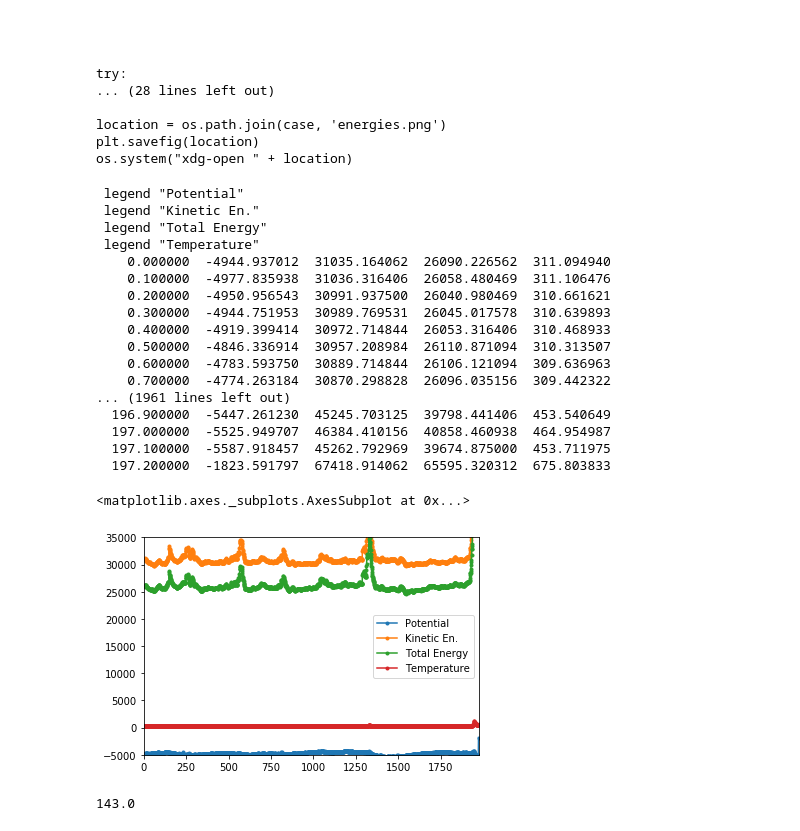
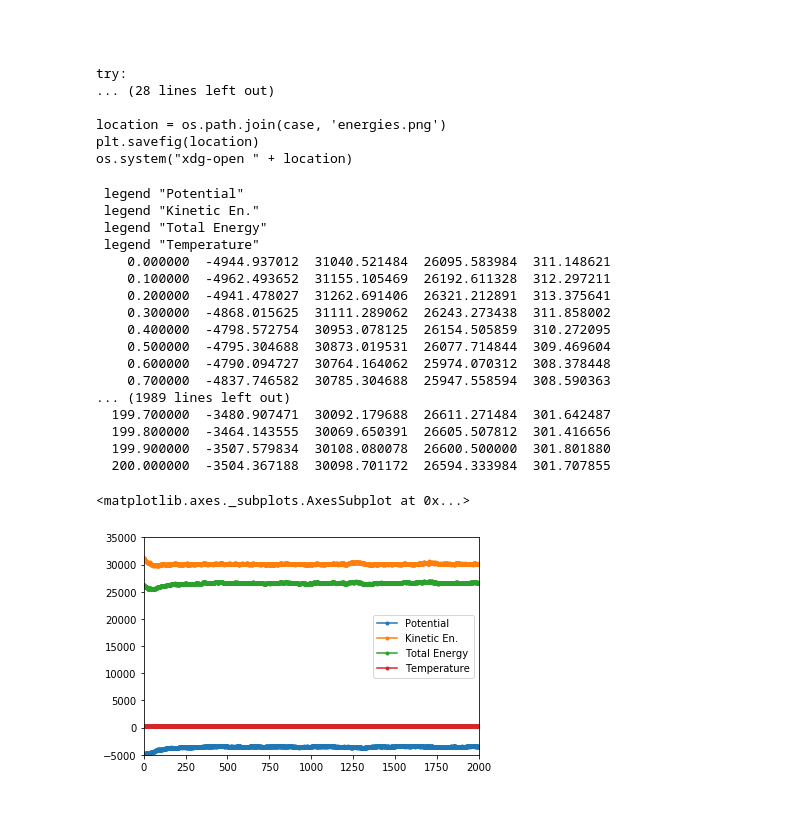
Before and after one commit to ikorotkin/gromacs_fhmd, a Jupyter notebook: gmx_files/Graphs for Beta coef.ipynb, the cells around one changed output. Saved outputs shown, nothing was run; the diff lists cells and outputs as text; code cells hidden in the pictures.

```diff
--- a/gmx_files/Graphs for Beta coef.ipynb
+++ b/gmx_files/Graphs for Beta coef.ipynb
@@ -108,48 +109,44 @@ location = os.path.join(case, 'energies.png')
 plt.savefig(location)
 os.system("xdg-open " + location)
 # %%
-f = open('8k_atoms/energy.xvg')
+f = open('8k_atoms_s_const/energy.xvg')
 
 text = f.read()
 
 X = []
 
 # parsing
 for line in text.split('\n'):
     if line != '':
         if line[0] in '#@' or line == '':
             if line[0:3] == '@ s':
                 print(line[4:])
             continue
 
         values = map(float, line.split())
         print(line)
         X.append(list(values))
 
 
 df = pd.DataFrame(X, columns=['index', 'Potential', 'Kinetic En.', 'Total Energy', 'Temperature']).drop('index', axis=1)
 df.plot(ls='-', marker='.', ylim=(-5000,35000))
 # %% [output]
  legend "Potential"
  legend "Kinetic En."
  legend "Total Energy"
  legend "Temperature"
-    0.000000  -4944.937012  31035.164062  26090.226562  311.094940
-    0.100000  -4977.835938  31036.316406  26058.480469  311.106476
-    0.200000  -4950.956543  30991.937500  26040.980469  310.661621
-    0.300000  -4944.751953  30989.769531  26045.017578  310.639893
-    0.400000  -4919.399414  30972.714844  26053.316406  310.468933
-    0.500000  -4846.336914  30957.208984  26110.871094  310.313507
-    0.600000  -4783.593750  30889.714844  26106.121094  309.636963
-    0.700000  -4774.263184  30870.298828  26096.035156  309.442322
-... (1961 lines left out)
-  196.900000  -5447.261230  45245.703125  39798.441406  453.540649
-  197.000000  -5525.949707  46384.410156  40858.460938  464.954987
-  197.100000  -5587.918457  45262.792969  39674.875000  453.711975
-  197.200000  -1823.591797  67418.914062  65595.320312  675.803833
+    0.000000  -4944.937012  31040.521484  26095.583984  311.148621
+    0.100000  -4962.493652  31155.105469  26192.611328  312.297211
+    0.200000  -4941.478027  31262.691406  26321.212891  313.375641
+    0.300000  -4868.015625  31111.289062  26243.273438  311.858002
+    0.400000  -4798.572754  30953.078125  26154.505859  310.272095
+    0.500000  -4795.304688  30873.019531  26077.714844  309.469604
+    0.600000  -4790.094727  30764.164062  25974.070312  308.378448
+    0.700000  -4837.746582  30785.304688  25947.558594  308.590363
+... (1989 lines left out)
+  199.700000  -3480.907471  30092.179688  26611.271484  301.642487
+  199.800000  -3464.143555  30069.650391  26605.507812  301.416656
+  199.900000  -3507.579834  30108.080078  26600.500000  301.801880
+  200.000000  -3504.367188  30098.701172  26594.333984  301.707855
 <matplotlib.axes._subplots.AxesSubplot at 0x...>
-[figure, old version]
+[figure, new version]
-# %%
-1716/12
-# %% [output]
-143.0
```
Also changed, not shown: parts of 14 cells of this notebook, 7 other files.
